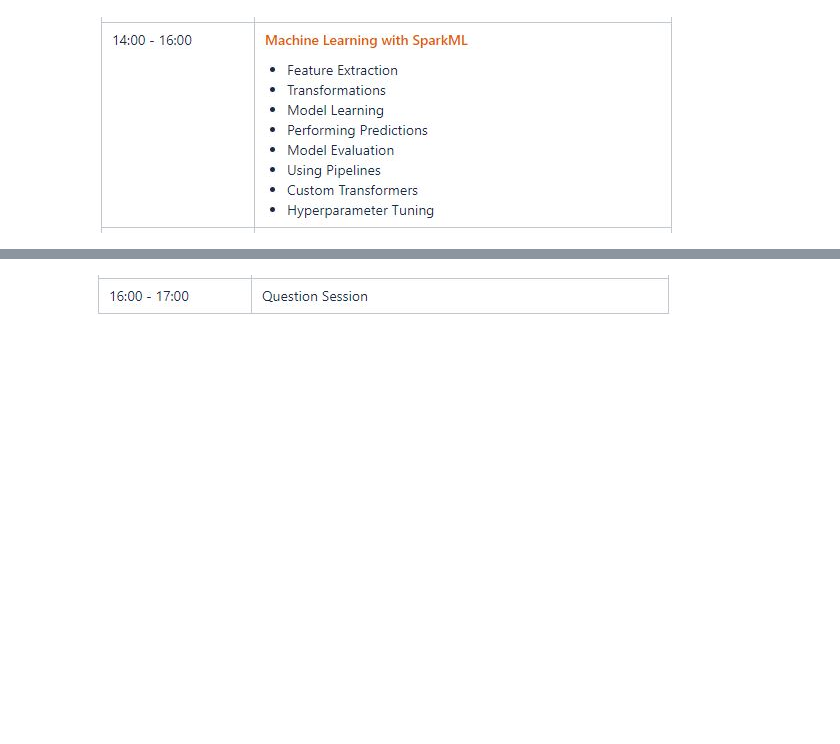
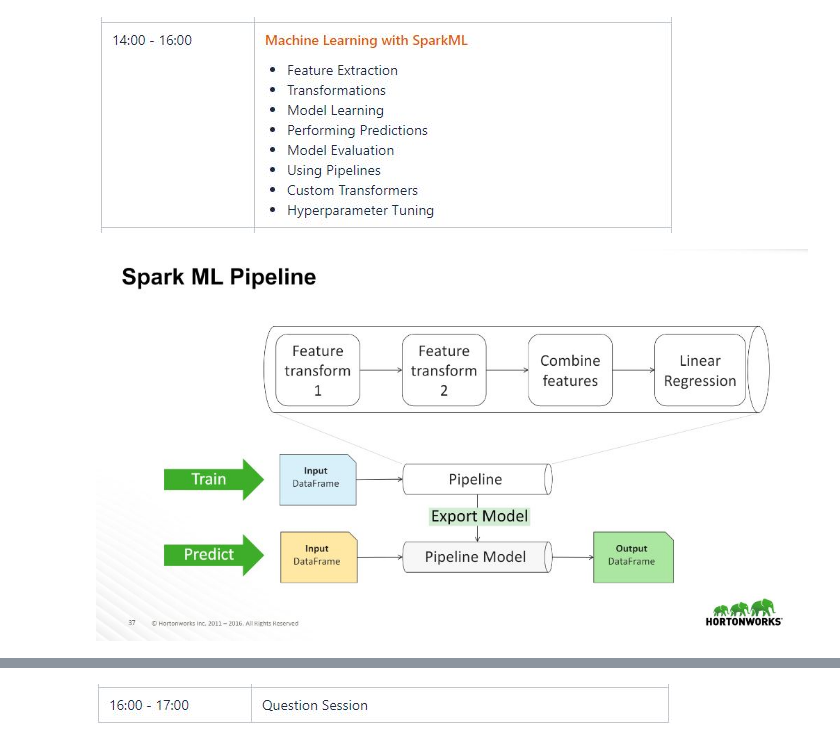
Before and after one commit to vivek-bombatkar/PySpark-2-Day-Bootcamp-Workshop, a Jupyter notebook: PySpark_Bootcamp_Day_2.ipynb, the cells around one changed output, grey strips where cells are left out. Drawn from its saved outputs; the diff is of its cells as text; code cells hidden in the pictures; blank space fills up the shorter version.

```diff
--- a/PySpark_Bootcamp_Day_2.ipynb
+++ b/PySpark_Bootcamp_Day_2.ipynb
@@ -32,3 +224,7 @@ https://github.com/vivek-bombatkar/spark-training/tree/master/spark-python/jupyt
 Image(filename="pics/d2_5.JPG")
 # %% [output]
 [figure]
+# %%
+Image(filename="pics/d2_ml_1.JPG",width=800,height=500)
+# %% [output]
+[figure, added]
```
Also changed, not shown: parts of 37 cells of this notebook, 1 other file.
